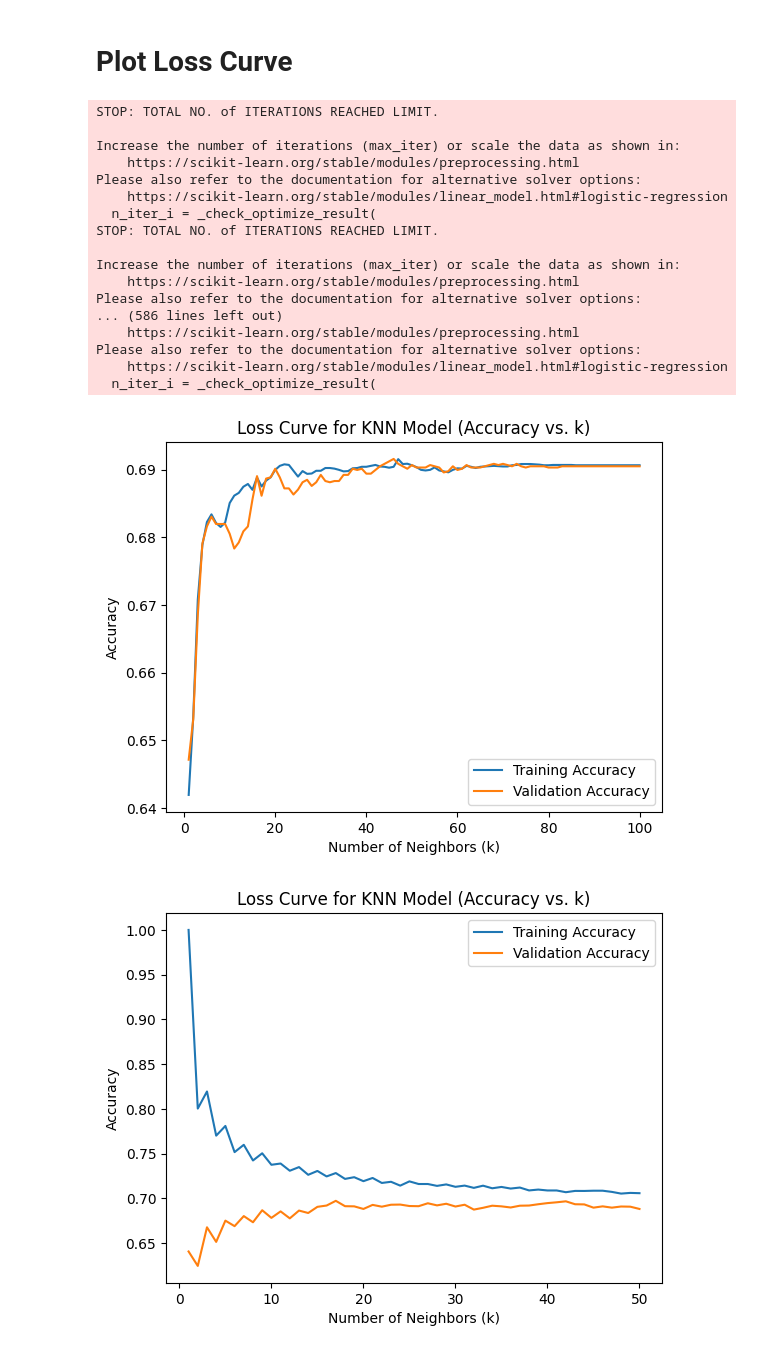
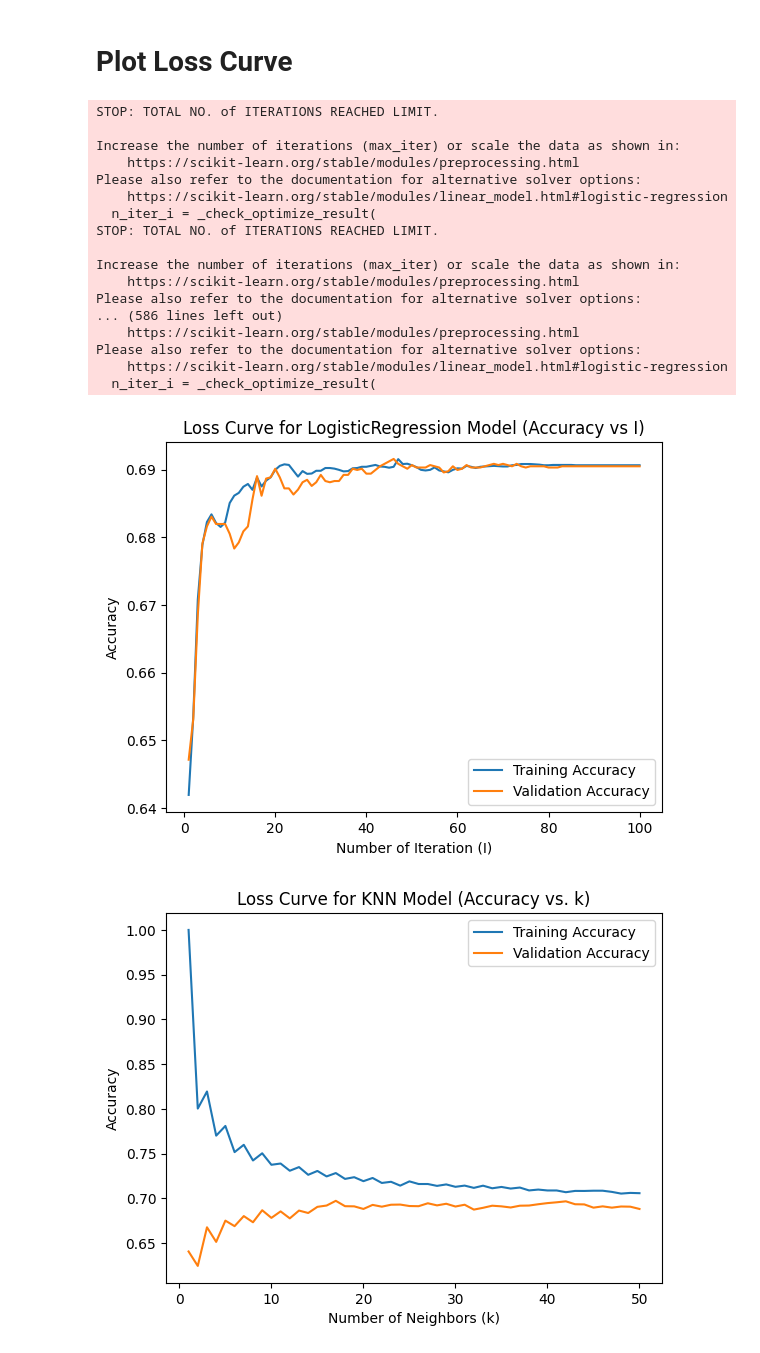
Before and after one commit to yousef-RXy/machine-learning, a Jupyter notebook: Image dataset.ipynb, the cells around one changed output. Drawn from its saved outputs; the diff is of its cells as text; code cells hidden in the pictures.

Commit message:
loss curve

```diff
--- a/Image dataset.ipynb
+++ b/Image dataset.ipynb
@@ -150,50 +150,47 @@ plt.show()
 # %% [markdown]
 # Plot Loss Curve
 # %%
-max_iter = range(1, 101,10)
+max_iter = range(1, 101)
 
 log_train_accuracies = []
-log_val_accuracies = []
+log_pred_accuracies = []
 
 for i in max_iter:
     log_model_loss = LogisticRegression(max_iter=i)
     log_model_loss.fit(log_X_train, y_train)
 
-    train_pred = log_model_loss.predict(log_X_train)
-    val_pred = log_model_loss.predict(log_X_test)
+    train = log_model_loss.predict(log_X_train)
+    pred = log_model_loss.predict(log_X_test)
 
-    train_accuracy = accuracy_score(y_train, train_pred)
-    val_accuracy = accuracy_score(y_test, val_pred)
-
-    log_train_accuracies.append(train_accuracy)
-    log_val_accuracies.append(val_accuracy)
+    log_train_accuracies.append(accuracy_score(y_train, train))
+    log_pred_accuracies.append(accuracy_score(y_test, pred))
 
 plt.plot(max_iter, log_train_accuracies, label='Training Accuracy')
-plt.plot(max_iter, log_val_accuracies, label='Validation Accuracy')
-plt.xlabel('Number of Neighbors (k)')
+plt.plot(max_iter, log_pred_accuracies, label='Validation Accuracy')
+plt.xlabel('Number of Iteration (I)')
 plt.ylabel('Accuracy')
-plt.title('Loss Curve for KNN Model (Accuracy vs. k)')
+plt.title('Loss Curve for LogisticRegression Model (Accuracy vs I)')
 plt.legend()
 plt.show()
 # %% [output]
 STOP: TOTAL NO. of ITERATIONS REACHED LIMIT.
 
 Increase the number of iterations (max_iter) or scale the data as shown in:
     https://scikit-learn.org/stable/modules/preprocessing.html
 Please also refer to the documentation for alternative solver options:
     https://scikit-learn.org/stable/modules/linear_model.html#logistic-regression
   n_iter_i = _check_optimize_result(
 STOP: TOTAL NO. of ITERATIONS REACHED LIMIT.
 
 Increase the number of iterations (max_iter) or scale the data as shown in:
     https://scikit-learn.org/stable/modules/preprocessing.html
 Please also refer to the documentation for alternative solver options:
 ... (586 lines left out)
     https://scikit-learn.org/stable/modules/preprocessing.html
 Please also refer to the documentation for alternative solver options:
     https://scikit-learn.org/stable/modules/linear_model.html#logistic-regression
   n_iter_i = _check_optimize_result(
-[figure, old version]
+[figure, new version]
 # %%
 k_values = range(1, 51)
 
```
Also changed, not shown: parts of 1 cell of this notebook.
